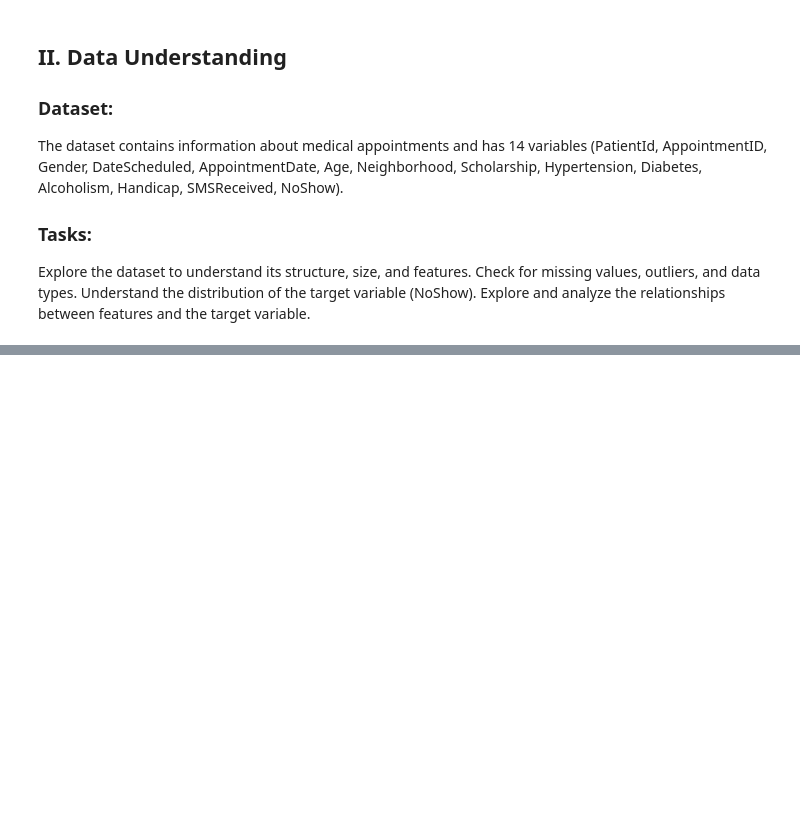
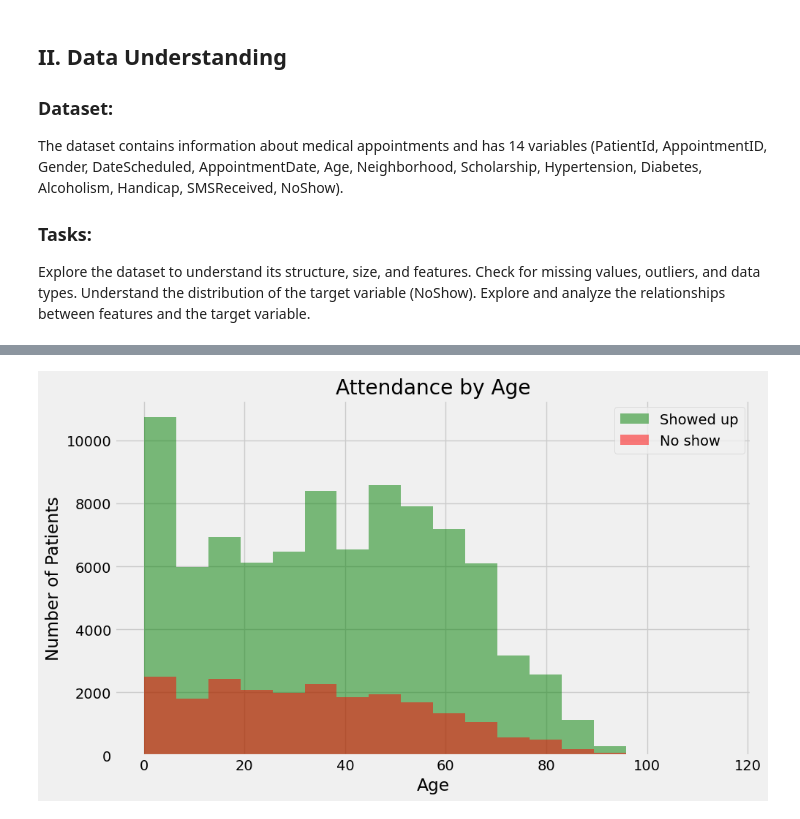
Before and after one commit to KingXP-Pythoner/appt-noshow-model, a Jupyter notebook: Medical_Appointment_No_Show_Classification_Prediction.ipynb, the cells around one changed output, grey strips where cells are left out. Cells and saved outputs as stored; diff of their text form; code cells hidden in the pictures; blank space fills up the shorter version.

```diff
--- a/Medical_Appointment_No_Show_Classification_Prediction.ipynb
+++ b/Medical_Appointment_No_Show_Classification_Prediction.ipynb
@@ -98,0 +263,20 @@ dtype: int64
+# %%
+show = df['no_show'] == 'No'
+no_show = df['no_show'] == 'Yes'
+# %%
+# Plot histograms for age based on attendance
+plt.figure(figsize=(10, 6))
+
+# Histogram for age of patients who showed up
+plt.hist(df['age'][show], bins=18, color='green', alpha=0.5,  label='Showed up')
+# Histogram for age of patients who didn't show up
+plt.hist(df['age'][no_show], bins=18, alpha=0.5, color='red', label='No show')
+
+plt.xlabel('Age')
+plt.ylabel('Number of Patients')
+plt.title('Attendance by Age')
+plt.legend()
+
+plt.show()
+# %% [output]
+[figure, added]
```
Also changed, not shown: parts of 60 cells of this notebook.
